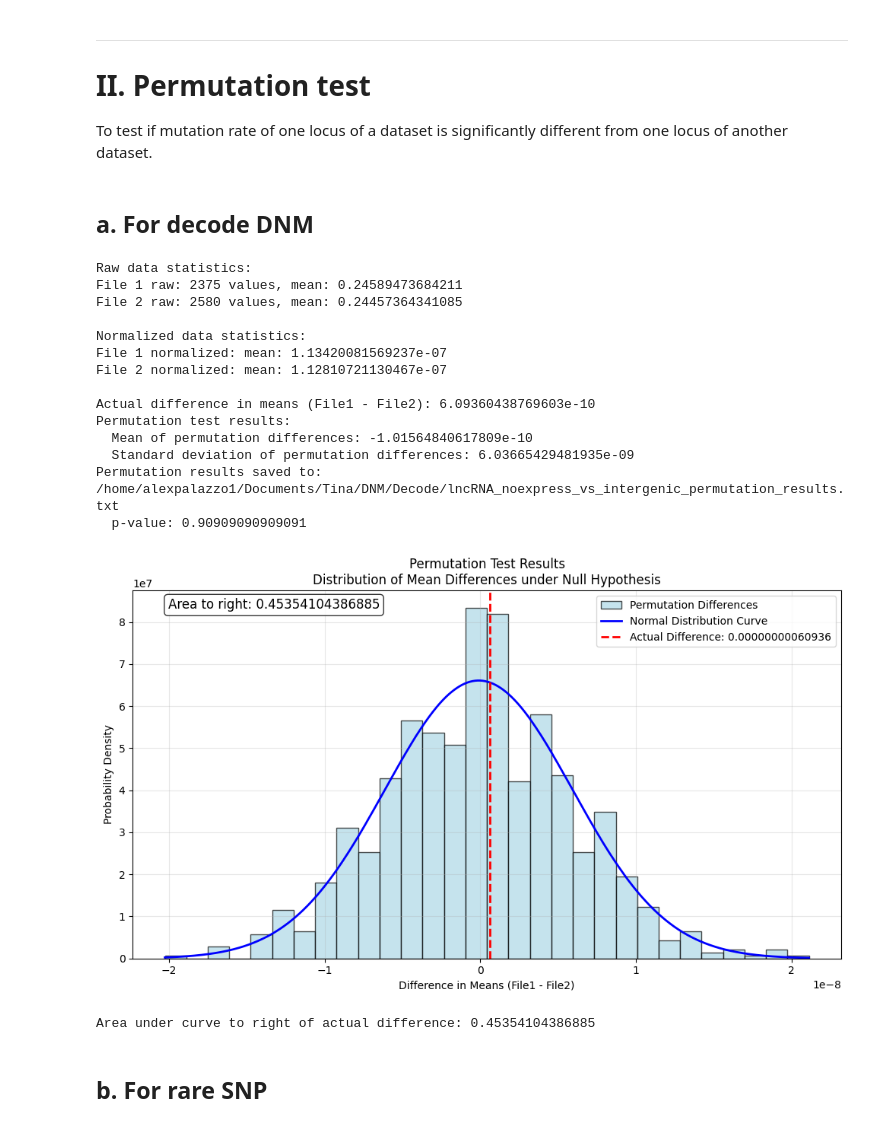
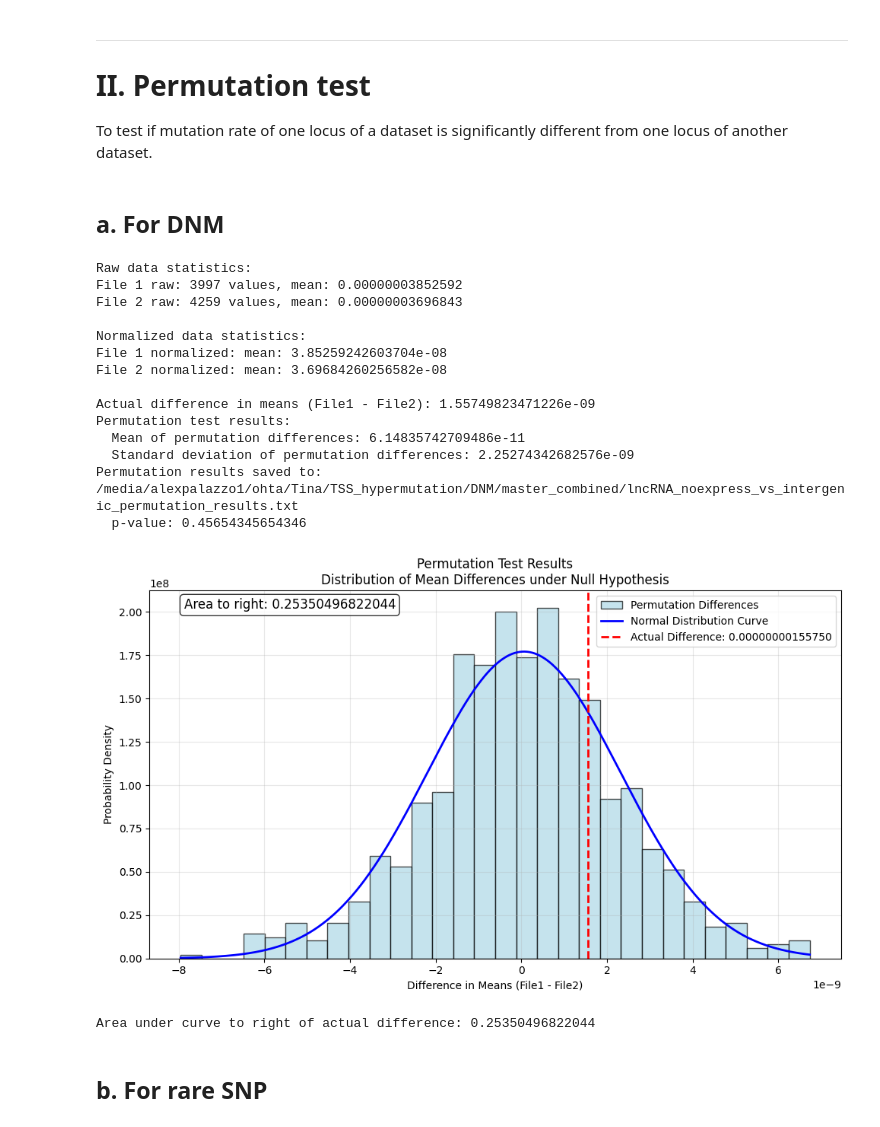
Before and after one commit to tinaqiu221/TSS_hypermutation, a Jupyter notebook: Stats_test.ipynb, the cells around one changed output. Cells and saved outputs as stored; diff of their text form; code cells hidden in the pictures.

```diff
--- a/Stats_test.ipynb
+++ b/Stats_test.ipynb
@@ -379,7 +393,7 @@ import pandas as pd
 from scipy.stats import ranksums
 
 # Load the dataset from the file
-file_path = 'lncRNA/results/rareSNP_mapped_lncrna_non_testis_strand_complement_coded_count_per_gene_100.txt'  # Replace with your actual file name
+file_path = '/media/alexpalazzo1/ohta/Tina/TSS_hypermutation/DNM/master_combined/master_combined_dnm_intergenic_mapped_coded_count_per_gene.txt'  # Replace with your actual file name
 data = pd.read_csv(file_path, sep='\t')  # Using tab separator since it's tab-delimited
 
 # Extract the columns for comparison
@@ -999,7 +1013,7 @@ Name: Middle_minus_Downstream, dtype: float64
 # II. Permutation test
 To test if mutation rate of one locus of a dataset is significantly different from one locus of another dataset.
 # %% [markdown]
-## a. For decode DNM
+## a. For DNM
 # %%
 import numpy as np
 import pandas as pd
@@ -1023,12 +1037,10 @@ def read_third_column(filename):
     return np.array(data)
 
 def normalize_data1(data):
-    """Normalize data1: each value / 200 / 1077 / 5420 / 2"""
-    return data / 200 / 5420 / 2
+    return data
 
 def normalize_data2(data):
-    """Normalize data2: each value / 200 / 15000 / 5420 / 2"""
-    return data / 200 / 5420 / 2
+    return data
 
 def permutation_test(data1, data2, n_permutations=1000):
     """Perform permutation test between two datasets"""
@@ -1057,7 +1069,7 @@ def permutation_test(data1, data2, n_permutations=1000):
 
     return actual_diff, np.array(permutation_diffs)
 
-def save_permutation_results(permutation_diffs, actual_diff, filename="lncRNA_noexpress_vs_intergenic_permutation_results.txt"):
+def save_permutation_results(permutation_diffs, actual_diff, filename="dnm_combined_lncRNA_noexpress_vs_intergenic_permutation_results.txt"):
     """Save permutation test results to a file"""
     with open(filename, 'w') as f:
         f.write("Permutation Test Results\n")
@@ -1135,8 +1147,8 @@ def plot_permutation_results(permutation_diffs, actual_diff):
 
 def main():
     # Read the two files (replace with your actual filenames)
-    file1 = "/home/alexpalazzo1/Documents/Tina/DNM/Decode/decode_dnm_GRCh38_lncRNA_noexpress_mapped_noindel_coded_count_per_gene_200.txt"
-    file2 = "/home/alexpalazzo1/Documents/Tina/DNM/Decode/decode_dnm_GRCh38_random_intergenic_mapped_noindel_coded_count_per_gene_200.txt"
+    file1 = "/media/alexpalazzo1/ohta/Tina/TSS_hypermutation/DNM/master_combined/master_combined_dnm_lncRNA_noexpress_mapped_coded_count_per_gene.txt"
+    file2 = "/media/alexpalazzo1/ohta/Tina/TSS_hypermutation/DNM/master_combined/master_combined_dnm_intergenic_mapped_coded_count_per_gene.txt"
 
     # Read third columns
     raw_data1 = read_third_column(file1)
@@ -1153,45 +1165,45 @@ def main():
     print("\nNormalized data statistics:")
     print(f"File 1 normalized: mean: {np.mean(data1):.14e}")
     print(f"File 2 normalized: mean: {np.mean(data2):.14e}")
 
     # Perform permutation test
     actual_diff, permutation_diffs = permutation_test(data1, data2, n_permutations=1000)
 
     print(f"\nActual difference in means (File1 - File2): {actual_diff:.14e}")
     print(f"Permutation test results:")
     print(f"  Mean of permutation differences: {np.mean(permutation_diffs):.14e}")
     print(f"  Standard deviation of permutation differences: {np.std(permutation_diffs):.14e}")
 
     # Save permutation results to file
-    p_value = save_permutation_results(permutation_diffs, actual_diff, "/home/alexpalazzo1/Documents/Tina/DNM/Decode/lncRNA_noexpress_vs_intergenic_permutation_results.txt")
+    p_value = save_permutation_results(permutation_diffs, actual_diff, "/media/alexpalazzo1/ohta/Tina/TSS_hypermutation/DNM/master_combined/lncRNA_noexpress_vs_intergenic_permutation_results.txt")
 
     print(f"  p-value: {p_value:.14f}")
 
     # Plot the results
     area_left = plot_permutation_results(permutation_diffs, actual_diff)
     print(f"Area under curve to right of actual difference: {1-area_left:.14f}")
 
     return permutation_diffs, actual_diff, data1, data2
 
 if __name__ == "__main__":
     permutation_results, actual_diff_value, normalized_data1, normalized_data2 = main()
 # %% [output]
 Raw data statistics:
-File 1 raw: 2375 values, mean: 0.24589473684211
-File 2 raw: 2580 values, mean: 0.24457364341085
+File 1 raw: 3997 values, mean: 0.00000003852592
+File 2 raw: 4259 values, mean: 0.00000003696843
 
 Normalized data statistics:
-File 1 normalized: mean: 1.13420081569237e-07
-File 2 normalized: mean: 1.12810721130467e-07
+File 1 normalized: mean: 3.85259242603704e-08
+File 2 normalized: mean: 3.69684260256582e-08
 
-Actual difference in means (File1 - File2): 6.09360438769603e-10
+Actual difference in means (File1 - File2): 1.55749823471226e-09
 Permutation test results:
-  Mean of permutation differences: -1.01564840617809e-10
-  Standard deviation of permutation differences: 6.03665429481935e-09
-Permutation results saved to: /home/alexpalazzo1/Documents/Tina/DNM/Decode/lncRNA_noexpress_vs_intergenic_permutation_results.txt
-  p-value: 0.90909090909091
+  Mean of permutation differences: 6.14835742709486e-11
+  Standard deviation of permutation differences: 2.25274342682576e-09
+Permutation results saved to: /media/alexpalazzo1/ohta/Tina/TSS_hypermutation/DNM/master_combined/lncRNA_noexpress_vs_intergenic_permutation_results.txt
+  p-value: 0.45654345654346
-[figure, old version]
+[figure, new version]
-Area under curve to right of actual difference: 0.45354104386885
+Area under curve to right of actual difference: 0.25350496822044
 # %% [markdown]
 ## b. For rare SNP
 # %%
```
Also changed, not shown: parts of 7 cells of this notebook.
